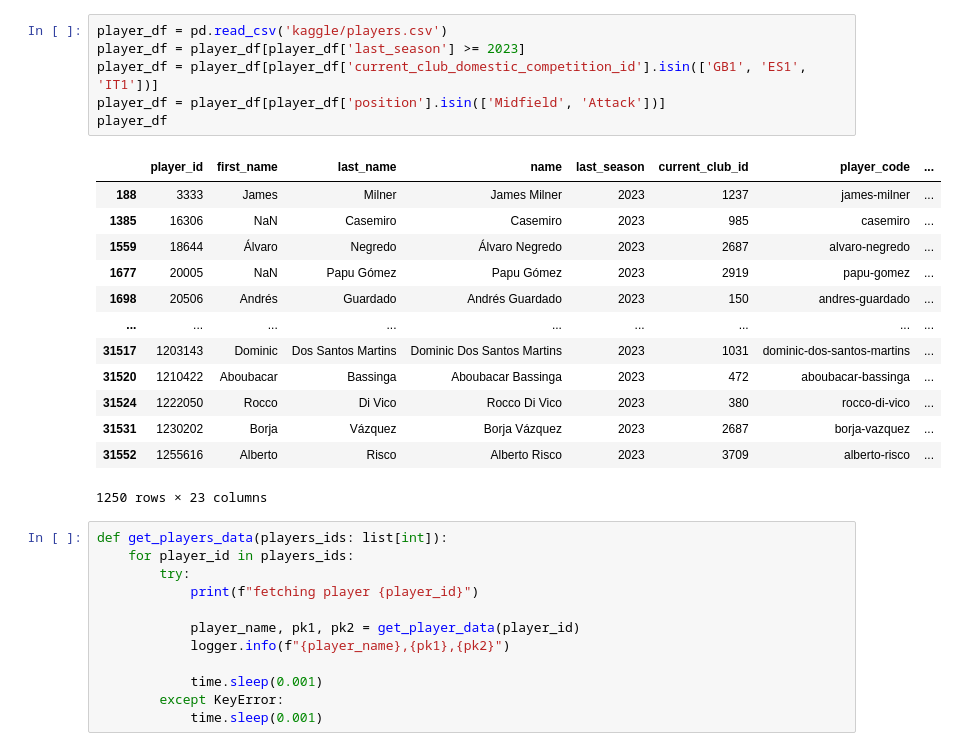
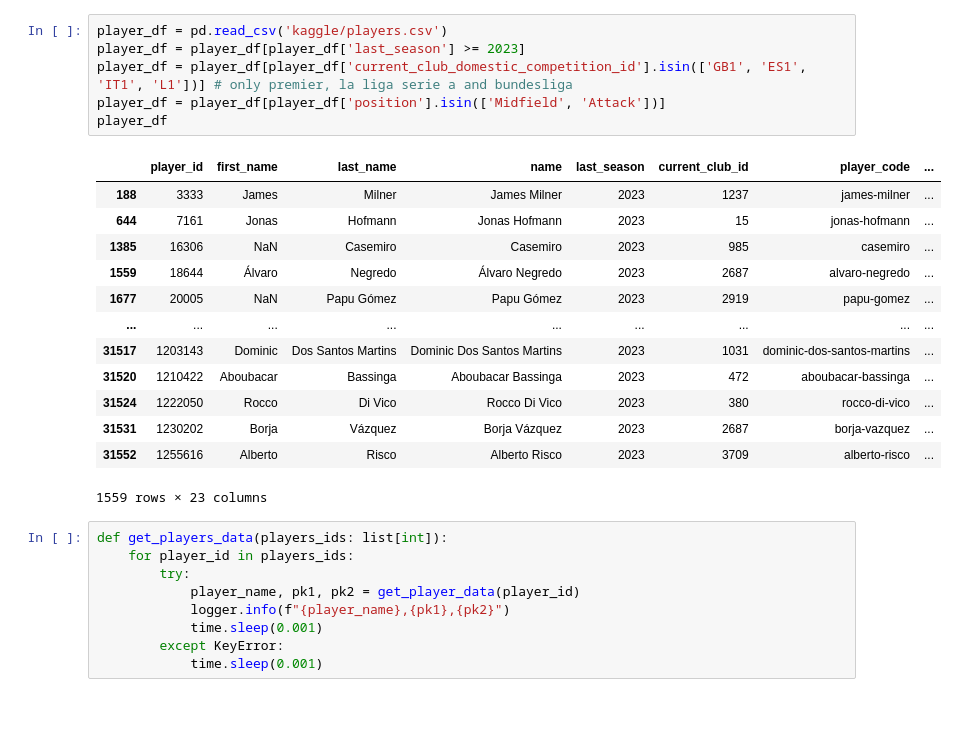
Before and after one commit to MatiMoran/EstimacionBayesiana, a Jupyter notebook: sandbox/penalties/scrap_penalty_from_kaggle.ipynb, the cells around one changed output. Drawn from its saved outputs; the diff is of its cells as text; blank space fills up the shorter version.

```diff
--- a/sandbox/penalties/scrap_penalty_from_kaggle.ipynb
+++ b/sandbox/penalties/scrap_penalty_from_kaggle.ipynb
@@ -7,32 +22,29 @@ from team_scrap import *
 # %%
 player_df = pd.read_csv('kaggle/players.csv')
 player_df = player_df[player_df['last_season'] >= 2023]
-player_df = player_df[player_df['current_club_domestic_competition_id'].isin(['GB1', 'ES1', 'IT1'])]
+player_df = player_df[player_df['current_club_domestic_competition_id'].isin(['GB1', 'ES1', 'IT1', 'L1'])] # only premier, la liga serie a and bundesliga
 player_df = player_df[player_df['position'].isin(['Midfield', 'Attack'])]
 player_df
 # %% [output]
 |  | player_id | first_name | last_name | name | last_season | current_club_id | player_code | ... |
 | 188 | 3333 | James | Milner | James Milner | 2023 | 1237 | james-milner | ... |
+| 644 | 7161 | Jonas | Hofmann | Jonas Hofmann | 2023 | 15 | jonas-hofmann | ... |
 | 1385 | 16306 | NaN | Casemiro | Casemiro | 2023 | 985 | casemiro | ... |
 | 1559 | 18644 | Álvaro | Negredo | Álvaro Negredo | 2023 | 2687 | alvaro-negredo | ... |
 | 1677 | 20005 | NaN | Papu Gómez | Papu Gómez | 2023 | 2919 | papu-gomez | ... |
-| 1698 | 20506 | Andrés | Guardado | Andrés Guardado | 2023 | 150 | andres-guardado | ... |
 | ... | ... | ... | ... | ... | ... | ... | ... | ... |
 | 31517 | 1203143 | Dominic | Dos Santos Martins | Dominic Dos Santos Martins | 2023 | 1031 | dominic-dos-santos-martins | ... |
 | 31520 | 1210422 | Aboubacar | Bassinga | Aboubacar Bassinga | 2023 | 472 | aboubacar-bassinga | ... |
 | 31524 | 1222050 | Rocco | Di Vico | Rocco Di Vico | 2023 | 380 | rocco-di-vico | ... |
 | 31531 | 1230202 | Borja | Vázquez | Borja Vázquez | 2023 | 2687 | borja-vazquez | ... |
 | 31552 | 1255616 | Alberto | Risco | Alberto Risco | 2023 | 3709 | alberto-risco | ... |
-1250 rows × 23 columns
+1559 rows × 23 columns
 # %%
 def get_players_data(players_ids: list[int]):
     for player_id in players_ids:
         try:
-            print(f"fetching player {player_id}")
-
             player_name, pk1, pk2 = get_player_data(player_id)
             logger.info(f"{player_name},{pk1},{pk2}")
-
             time.sleep(0.001)
         except KeyError:
             time.sleep(0.001)
```
Also changed, not shown: parts of 3 cells of this notebook, 3 other files.
